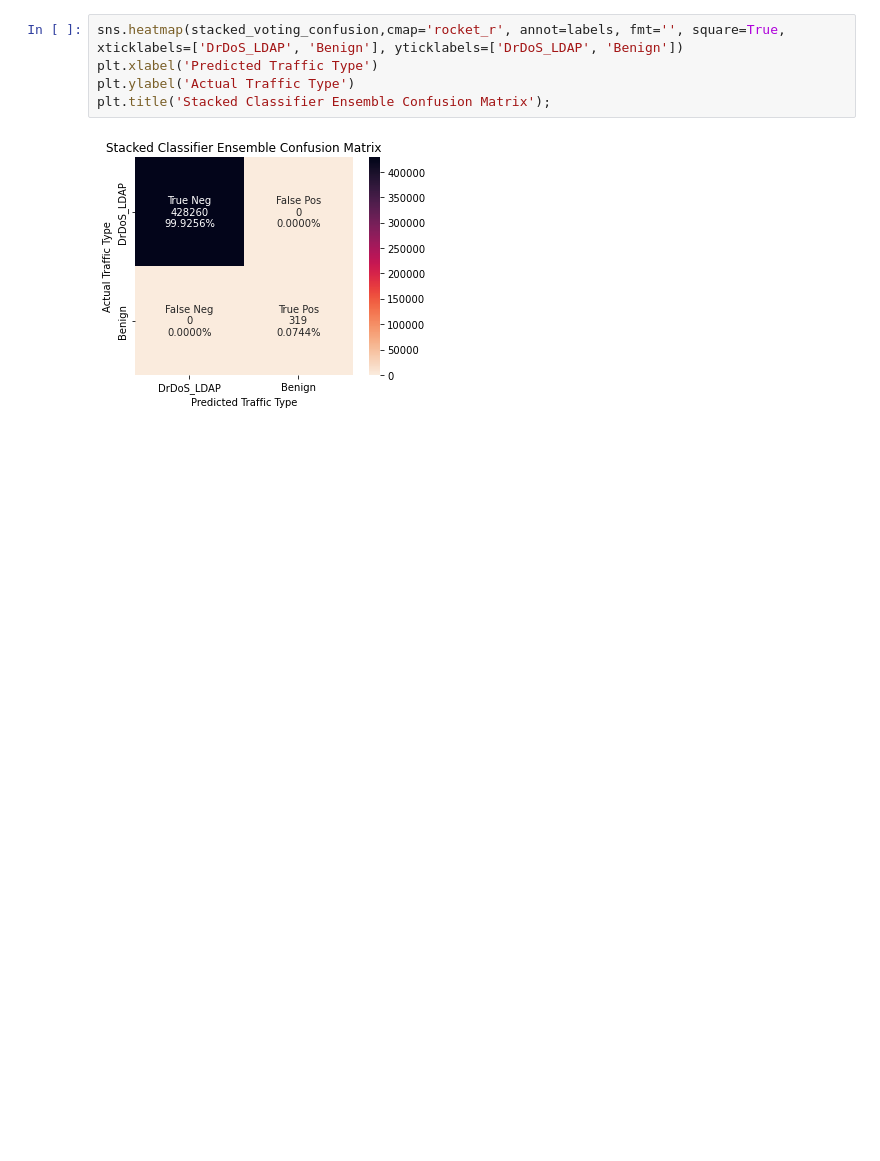
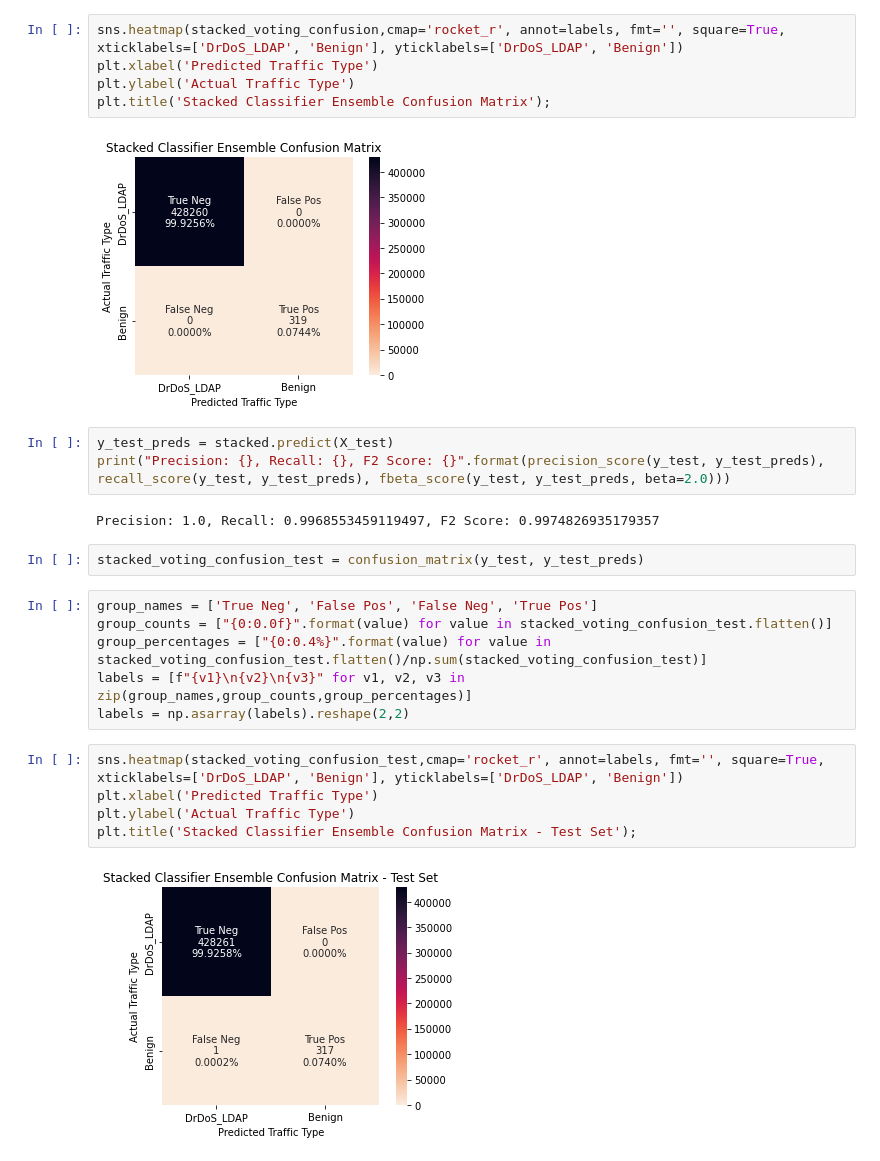
Before and after one commit to VinceDiR/DDoS_traffic_classification, a Jupyter notebook: final_script.ipynb, the cells around one changed output. Cells and saved outputs as stored; diff of their text form; blank space fills up the shorter version.

```diff
--- a/final_script.ipynb
+++ b/final_script.ipynb
@@ -708,3 +708,23 @@ plt.ylabel('Actual Traffic Type')
 plt.title('Stacked Classifier Ensemble Confusion Matrix');
 # %% [output]
 [figure]
+# %%
+y_test_preds = stacked.predict(X_test)
+print("Precision: {}, Recall: {}, F2 Score: {}".format(precision_score(y_test, y_test_preds), recall_score(y_test, y_test_preds), fbeta_score(y_test, y_test_preds, beta=2.0)))
+# %% [output]
+Precision: 1.0, Recall: 0.9968553459119497, F2 Score: 0.9974826935179357
+# %%
+stacked_voting_confusion_test = confusion_matrix(y_test, y_test_preds)
+# %%
+group_names = ['True Neg', 'False Pos', 'False Neg', 'True Pos']
+group_counts = ["{0:0.0f}".format(value) for value in stacked_voting_confusion_test.flatten()]
+group_percentages = ["{0:0.4%}".format(value) for value in stacked_voting_confusion_test.flatten()/np.sum(stacked_voting_confusion_test)]
+labels = [f"{v1}\n{v2}\n{v3}" for v1, v2, v3 in zip(group_names,group_counts,group_percentages)]
+labels = np.asarray(labels).reshape(2,2)
+# %%
+sns.heatmap(stacked_voting_confusion_test,cmap='rocket_r', annot=labels, fmt='', square=True, xticklabels=['DrDoS_LDAP', 'Benign'], yticklabels=['DrDoS_LDAP', 'Benign'])
+plt.xlabel('Predicted Traffic Type')
+plt.ylabel('Actual Traffic Type')
+plt.title('Stacked Classifier Ensemble Confusion Matrix - Test Set');
+# %% [output]
+[figure, added]
```
